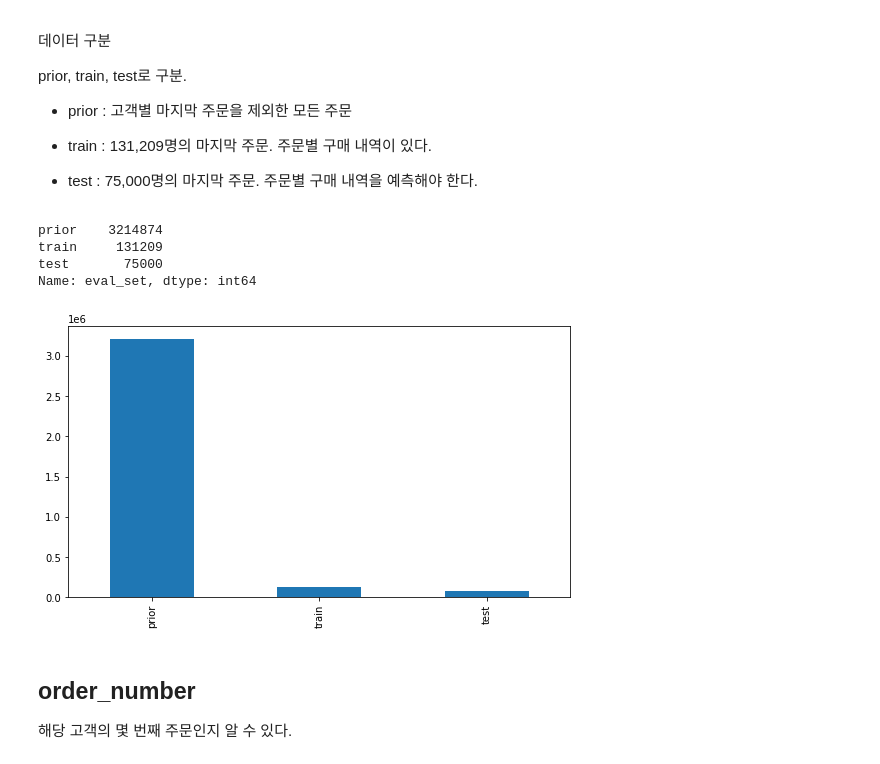
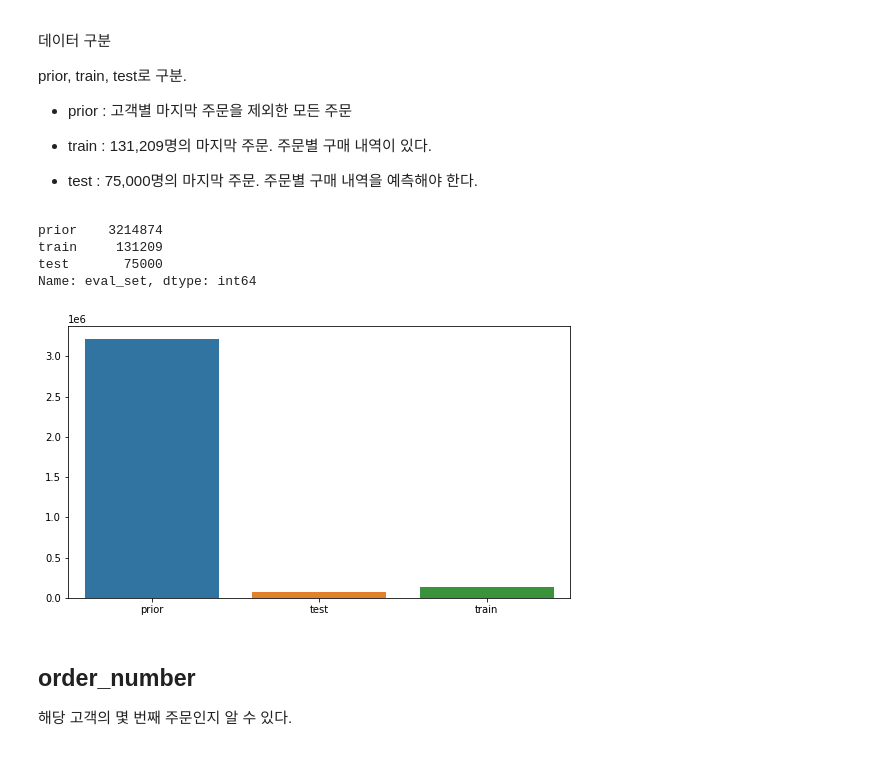
Before and after one commit to helperjby/Wishlist_project, a Jupyter notebook: EDA/산들_EDA.ipynb, the cells around one changed output. Drawn from its saved outputs; the diff is of its cells as text; code cells hidden in the pictures.

```diff
--- a/EDA/산들_EDA.ipynb
+++ b/EDA/산들_EDA.ipynb
@@ -173,0 +256,3 @@ days_since_prior_order에 206,209 건의 결측치가 있다. 첫번째 주문
+# %%
+orders.days_since_prior_order.fillna(0, inplace=True)
+orders.isna().sum()
@@ -204,16 +294,17 @@ prior, train, test로 구분.
 
 - test : 75,000명의 마지막 주문. 주문별 구매 내역을 예측해야 한다.
 # %%
-print(orders.eval_set.value_counts())
+data = orders.eval_set.value_counts()
+print(data)
 plt.figure(figsize=(9, 5))
-orders.eval_set.value_counts().plot.bar()
+sns.barplot(x=data.index, y=data.values)
 plt.show()
 # %% [output]
 prior    3214874
 train     131209
 test       75000
 Name: eval_set, dtype: int64
-[figure, old version]
+[figure, new version]
 # %% [markdown]
 ## order_number
 
```
Also changed, not shown: parts of 68 cells of this notebook.
